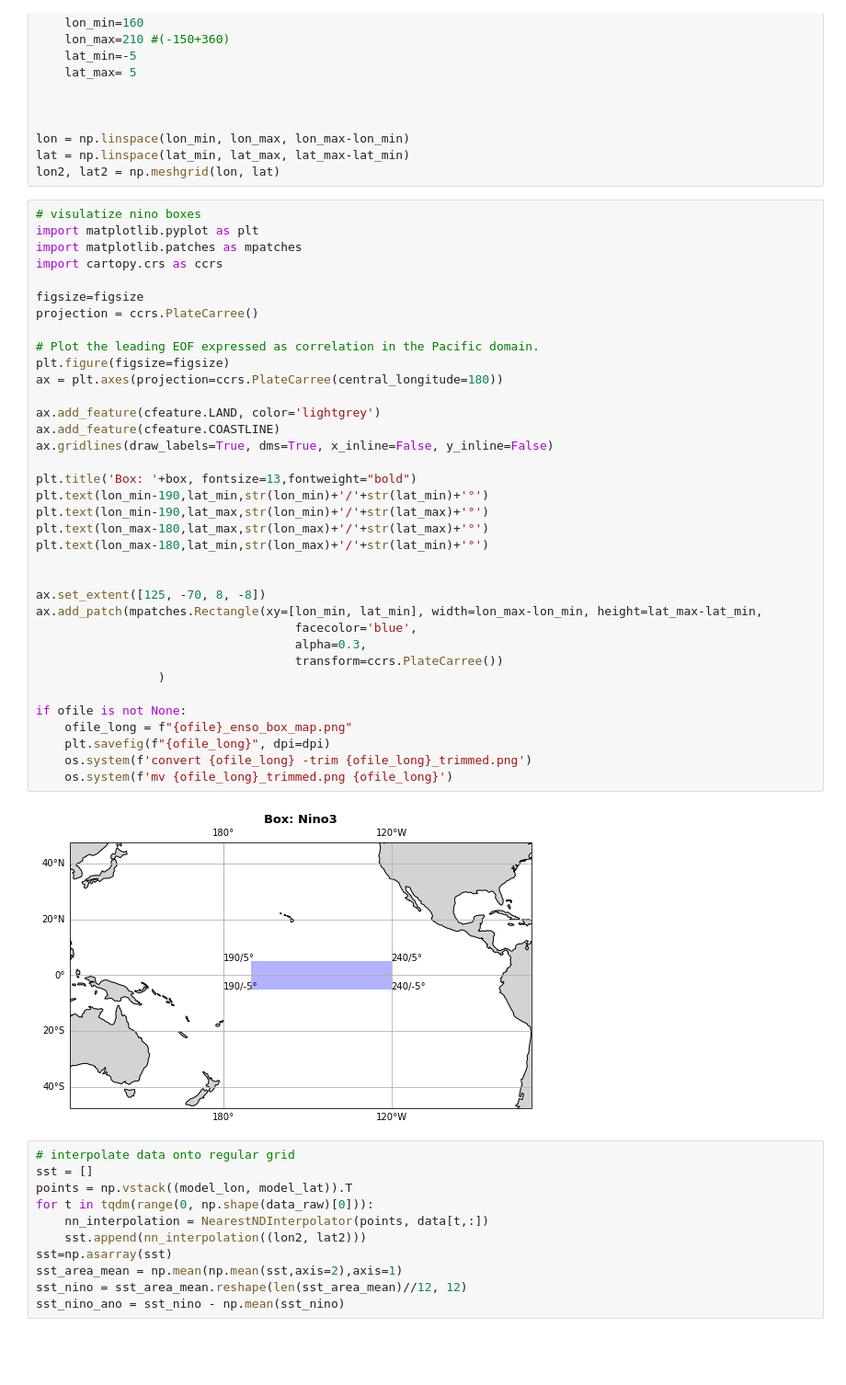
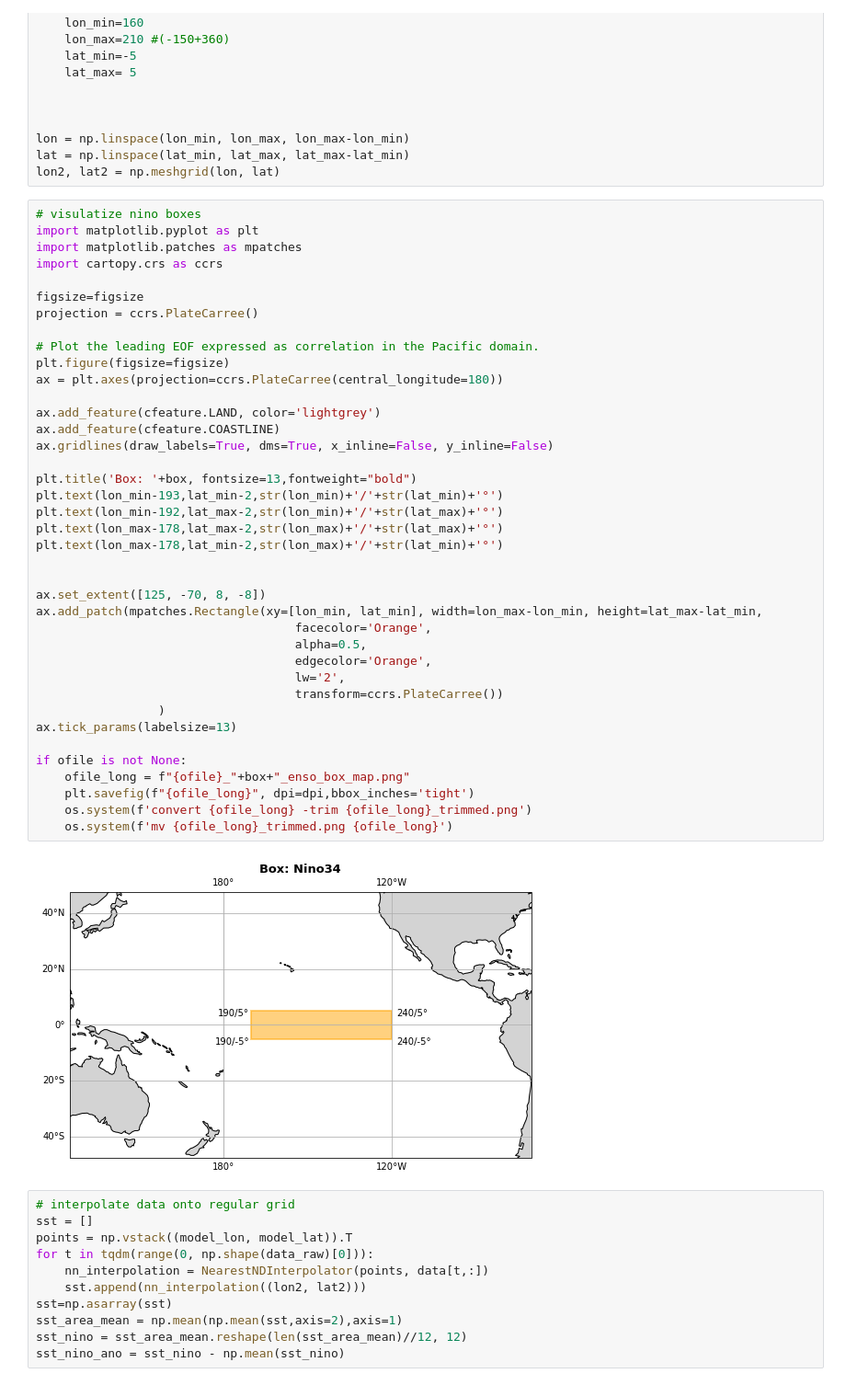
Before and after one commit to JanStreffing/2020_AWICM3_GMD_PAPER, a Jupyter notebook: python/enso_box.ipynb, the cells around one changed output. Shown at 92% size. Saved outputs shown, nothing was run; the diff lists cells and outputs as text; blank space fills up the shorter version.

```diff
--- a/python/enso_box.ipynb
+++ b/python/enso_box.ipynb
@@ -121,41 +123,44 @@ lon2, lat2 = np.meshgrid(lon, lat)
 # %%
 # visulatize nino boxes
 import matplotlib.pyplot as plt
 import matplotlib.patches as mpatches
 import cartopy.crs as ccrs
 
 figsize=figsize
 projection = ccrs.PlateCarree()
 
 # Plot the leading EOF expressed as correlation in the Pacific domain.
 plt.figure(figsize=figsize)
 ax = plt.axes(projection=ccrs.PlateCarree(central_longitude=180))
 
 ax.add_feature(cfeature.LAND, color='lightgrey')
 ax.add_feature(cfeature.COASTLINE)
 ax.gridlines(draw_labels=True, dms=True, x_inline=False, y_inline=False)
 
 plt.title('Box: '+box, fontsize=13,fontweight="bold")
-plt.text(lon_min-190,lat_min,str(lon_min)+'/'+str(lat_min)+'°')
-plt.text(lon_min-190,lat_max,str(lon_min)+'/'+str(lat_max)+'°')
-plt.text(lon_max-180,lat_max,str(lon_max)+'/'+str(lat_max)+'°')
-plt.text(lon_max-180,lat_min,str(lon_max)+'/'+str(lat_min)+'°')
+plt.text(lon_min-193,lat_min-2,str(lon_min)+'/'+str(lat_min)+'°')
+plt.text(lon_min-192,lat_max-2,str(lon_min)+'/'+str(lat_max)+'°')
+plt.text(lon_max-178,lat_max-2,str(lon_max)+'/'+str(lat_max)+'°')
+plt.text(lon_max-178,lat_min-2,str(lon_max)+'/'+str(lat_min)+'°')
 
 
 ax.set_extent([125, -70, 8, -8])
 ax.add_patch(mpatches.Rectangle(xy=[lon_min, lat_min], width=lon_max-lon_min, height=lat_max-lat_min,
-                                    facecolor='blue',
-                                    alpha=0.3,
+                                    facecolor='Orange',
+                                    alpha=0.5,
+                                    edgecolor='Orange',
+                                    lw='2',
                                     transform=ccrs.PlateCarree())
                  )
+ax.tick_params(labelsize=13)
 
 if ofile is not None:
-    ofile_long = f"{ofile}_enso_box_map.png"
-    plt.savefig(f"{ofile_long}", dpi=dpi)
+    ofile_long = f"{ofile}_"+box+"_enso_box_map.png"
+    plt.savefig(f"{ofile_long}", dpi=dpi,bbox_inches='tight')
     os.system(f'convert {ofile_long} -trim {ofile_long}_trimmed.png')
     os.system(f'mv {ofile_long}_trimmed.png {ofile_long}')
 # %% [output]
-[figure, old version]
+[figure, new version]
 # %%
 # interpolate data onto regular grid
 sst = []
```
Also changed, not shown: parts of 13 cells of this notebook, 47 other files.
